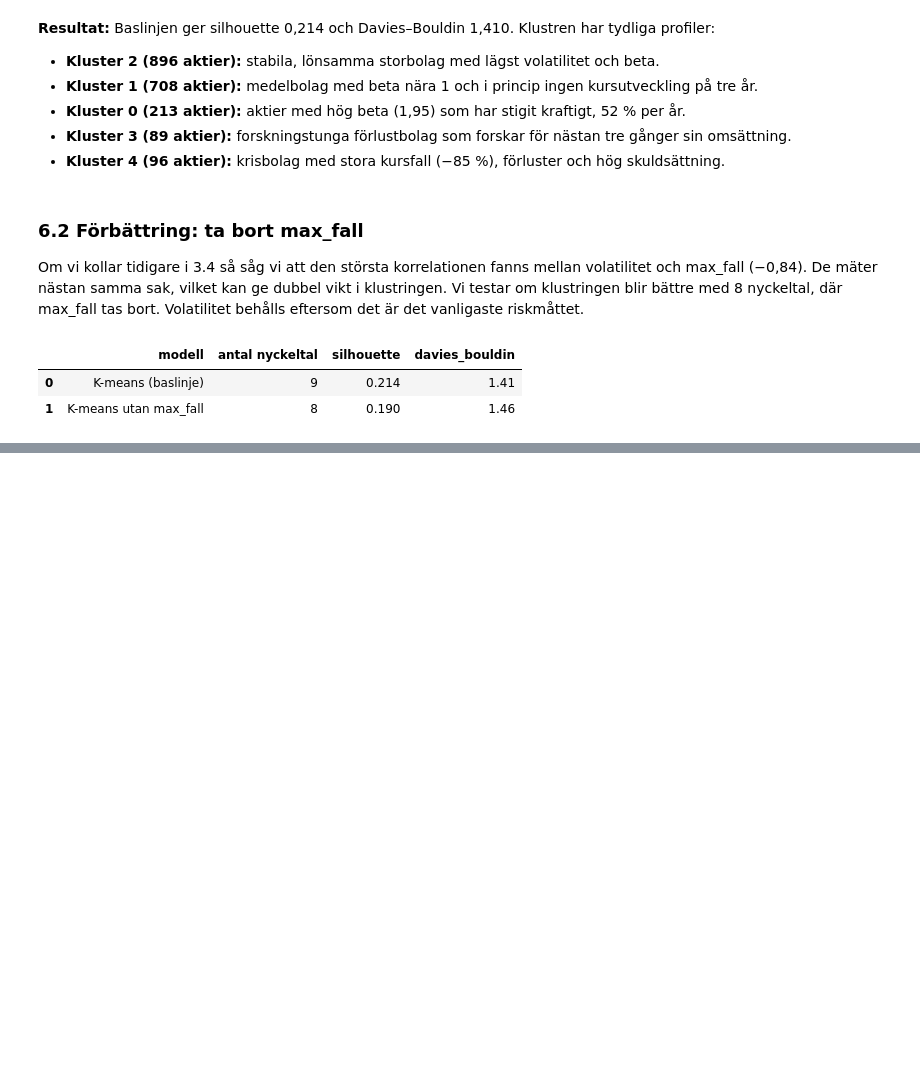
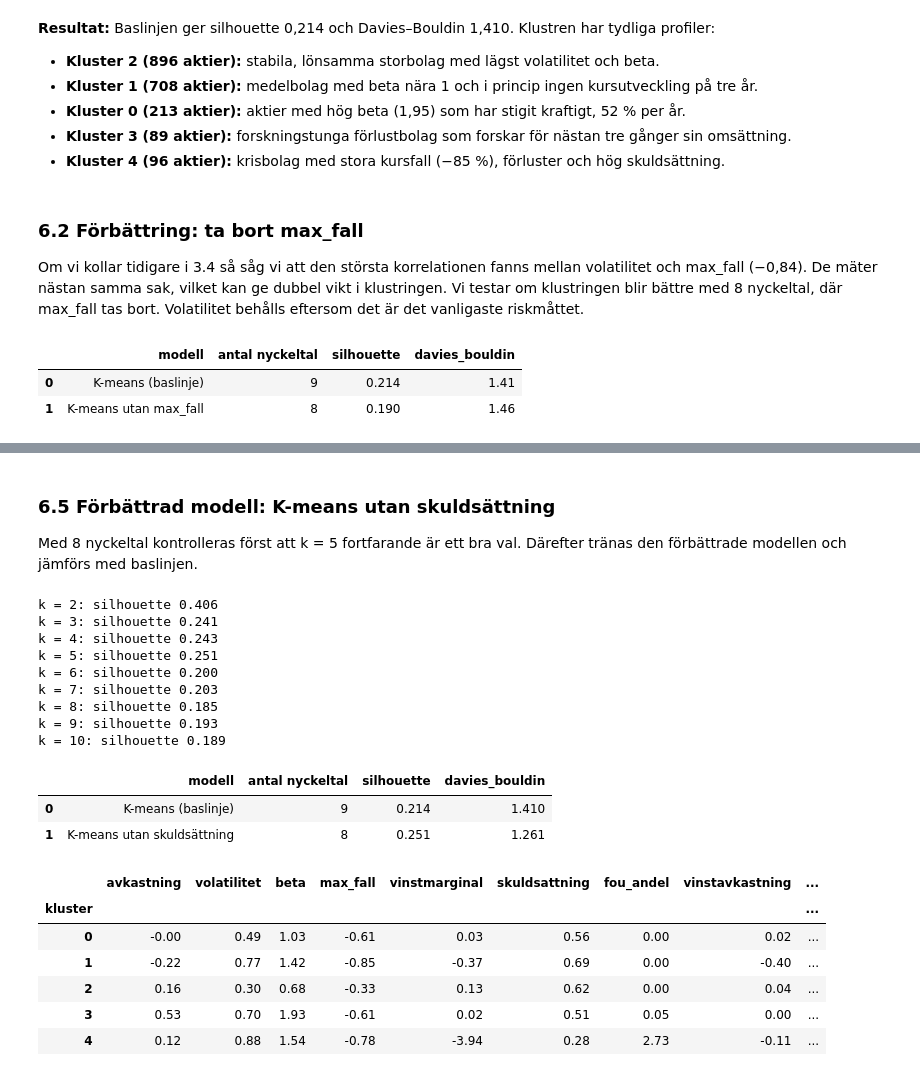
Before and after one commit to peter868686/Aktieklustring, a Jupyter notebook: notebooks/analys.ipynb, the cells around one changed output, grey strips where cells are left out. Cells and saved outputs as stored; diff of their text form; code cells hidden in the pictures; blank space fills up the shorter version.

```diff
--- a/notebooks/analys.ipynb
+++ b/notebooks/analys.ipynb
@@ -708,0 +797,47 @@ Därför beslutar vi att behålla alla 9 nyckeltal.
+# %% [markdown]
+### 6.5 Förbättrad modell: K-means utan skuldsättning
+
+Med 8 nyckeltal kontrolleras först att k = 5 fortfarande är ett bra val. Därefter tränas den förbättrade modellen och jämförs med baslinjen.
+# %%
+# De 8 nyckeltalen i den förbättrade modellen
+features_final = [f for f in features if f != "skuldsattning"]
+X_final = X_scaled[features_final]
+
+# Kontrollera silhouette för k = 2–10 med de nya nyckeltalen
+for k in range(2, 11):
+    lab = KMeans(n_clusters=k, n_init=10, random_state=42).fit_predict(X_final)
+    print(f"k = {k}: silhouette {silhouette_score(X_final, lab):.3f}")
+
+# Förbättrad modell med k = 5
+kmeans_final = KMeans(n_clusters=5, n_init=10, random_state=42).fit(X_final)
+df["kluster"] = kmeans_final.labels_
+
+improved = {"modell": "K-means utan skuldsättning", "antal nyckeltal": len(features_final),
+            "silhouette": silhouette_score(X_final, kmeans_final.labels_),
+            "davies_bouldin": davies_bouldin_score(X_final, kmeans_final.labels_)}
+display(pd.DataFrame([baseline, improved]).round(3))
+
+# Profil per kluster (originalvärden). Skuldsättning visas fortfarande, men användes inte i klustringen
+profile = df.groupby("kluster")[features].median()
+profile["antal"] = df["kluster"].value_counts()
+profile.round(2)
+# %% [output]
+k = 2: silhouette 0.406
+k = 3: silhouette 0.241
+k = 4: silhouette 0.243
+k = 5: silhouette 0.251
+k = 6: silhouette 0.200
+k = 7: silhouette 0.203
+k = 8: silhouette 0.185
+k = 9: silhouette 0.193
+k = 10: silhouette 0.189
+|  | modell | antal nyckeltal | silhouette | davies_bouldin |
+| 0 | K-means (baslinje) | 9 | 0.214 | 1.410 |
+| 1 | K-means utan skuldsättning | 8 | 0.251 | 1.261 |
+|  | avkastning | volatilitet | beta | max_fall | vinstmarginal | skuldsattning | fou_andel | vinstavkastning | ... |
+| kluster |  |  |  |  |  |  |  |  | ... |
+| 0 | -0.00 | 0.49 | 1.03 | -0.61 | 0.03 | 0.56 | 0.00 | 0.02 | ... |
+| 1 | -0.22 | 0.77 | 1.42 | -0.85 | -0.37 | 0.69 | 0.00 | -0.40 | ... |
+| 2 | 0.16 | 0.30 | 0.68 | -0.33 | 0.13 | 0.62 | 0.00 | 0.04 | ... |
+| 3 | 0.53 | 0.70 | 1.93 | -0.61 | 0.02 | 0.51 | 0.05 | 0.00 | ... |
+| 4 | 0.12 | 0.88 | 1.54 | -0.78 | -3.94 | 0.28 | 2.73 | -0.11 | ... |
```
Also changed, not shown: parts of 15 cells of this notebook.
